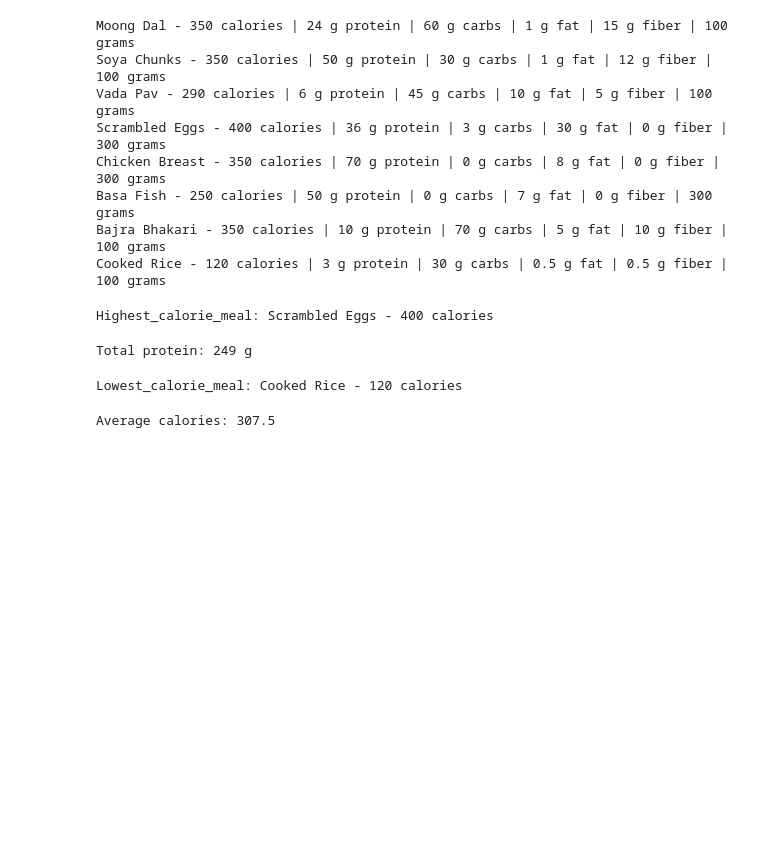
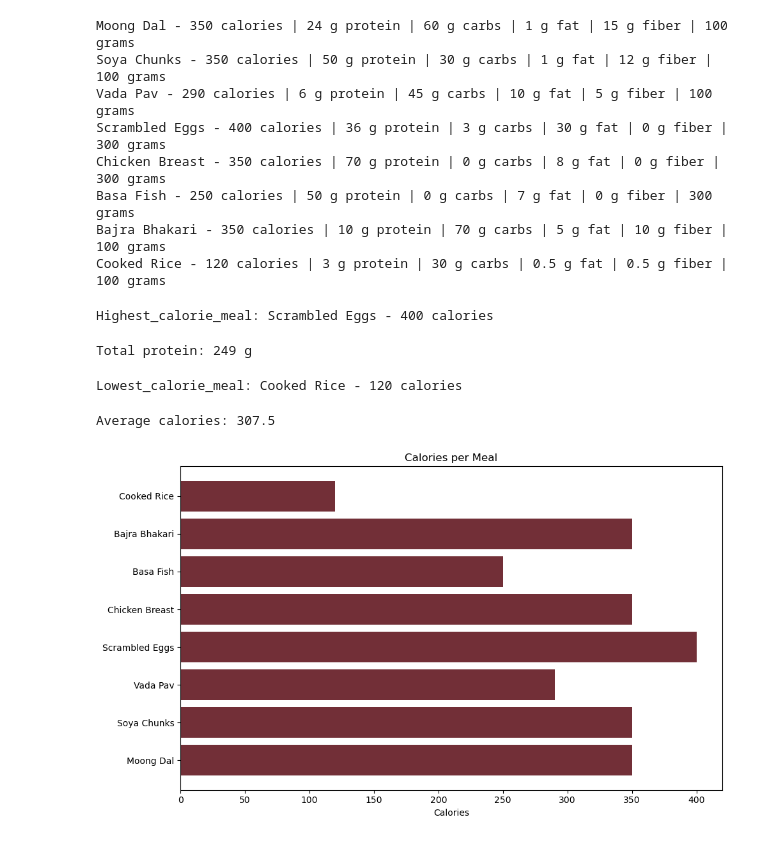
Before and after one commit to hrushikesh-pawar/nutrition-macro-predictor, a Jupyter notebook: nutrition_basics.ipynb, the cells around one changed output. Saved outputs shown, nothing was run; the diff lists cells and outputs as text; code cells hidden in the pictures; blank space fills up the shorter version.

```diff
--- a/nutrition_basics.ipynb
+++ b/nutrition_basics.ipynb
@@ -47,3 +47,18 @@ average_calories = sum(meal["calories"] for meal in meals) / len(meals)
 print("Average calories:", average_calories)
 # %% [output]
 Average calories: 307.5
+# %%
+import matplotlib.pyplot as plt
+
+meal_names = [meal["name"] for meal in meals]
+calories = [meal["calories"] for meal in meals]
+
+plt.figure(figsize=(10, 6))
+plt.barh(meal_names, calories, color= "#722F37")
+plt.xlabel("Calories")
+plt.title("Calories per Meal")
+plt.tight_layout()
+plt.savefig("calories_per_meal.png", dpi=150, bbox_inches="tight")
+plt.show()
+# %% [output]
+[figure, added]
```
Also changed, not shown: parts of 9 cells of this notebook.
